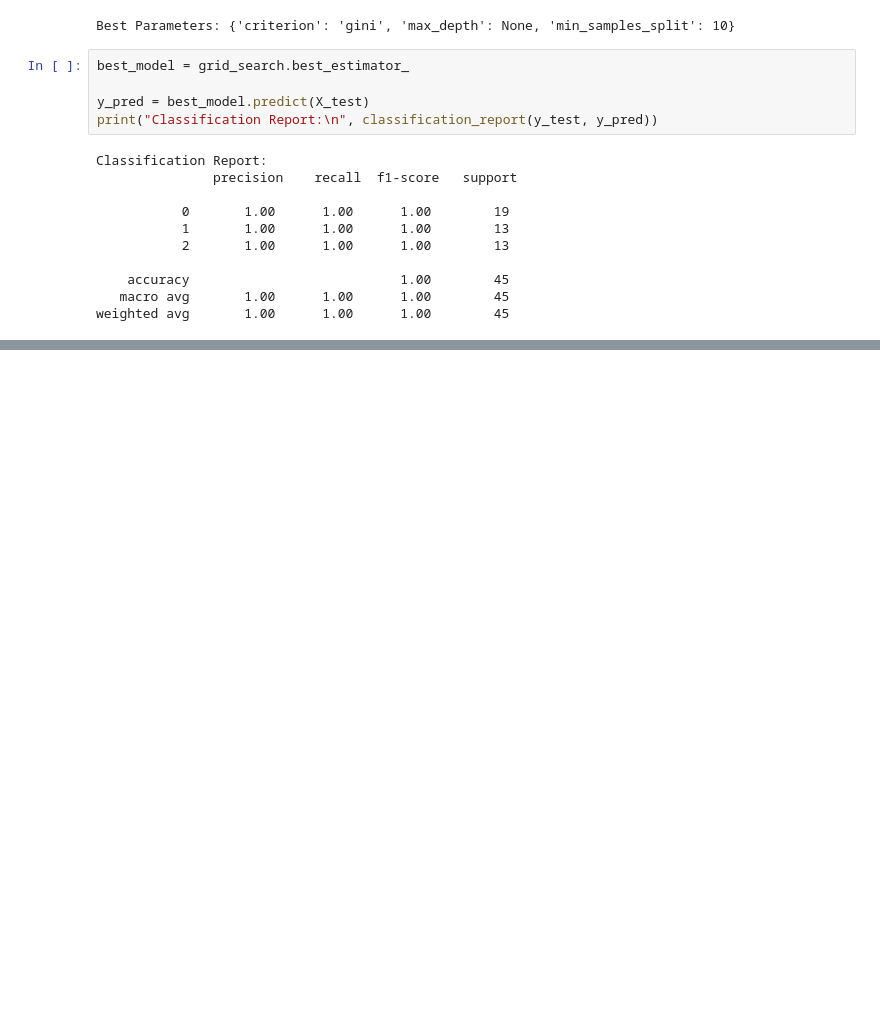
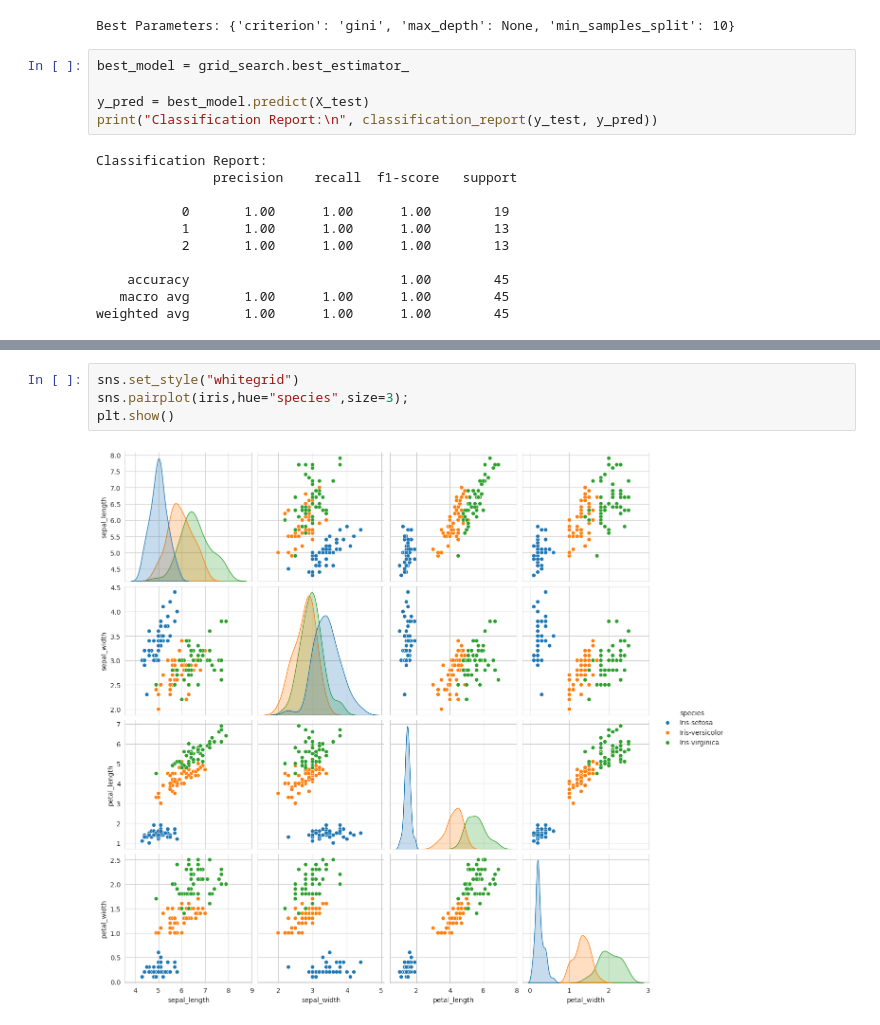
Before and after one commit to sreyas-sunandan/summer-internship-AI-ML, a Jupyter notebook: summerintership_ai_ml.ipynb, the cells around one changed output, grey strips where cells are left out. Saved outputs shown, nothing was run; the diff lists cells and outputs as text; blank space fills up the shorter version.

```diff
--- a/summerintership_ai_ml.ipynb
+++ b/summerintership_ai_ml.ipynb
@@ -1199,0 +1256,6 @@ weighted avg       1.00      1.00      1.00        45
+# %%
+sns.set_style("whitegrid")
+sns.pairplot(iris,hue="species",size=3);
+plt.show()
+# %% [output]
+[figure, added]
```
Also changed, not shown: parts of 13 cells of this notebook.
